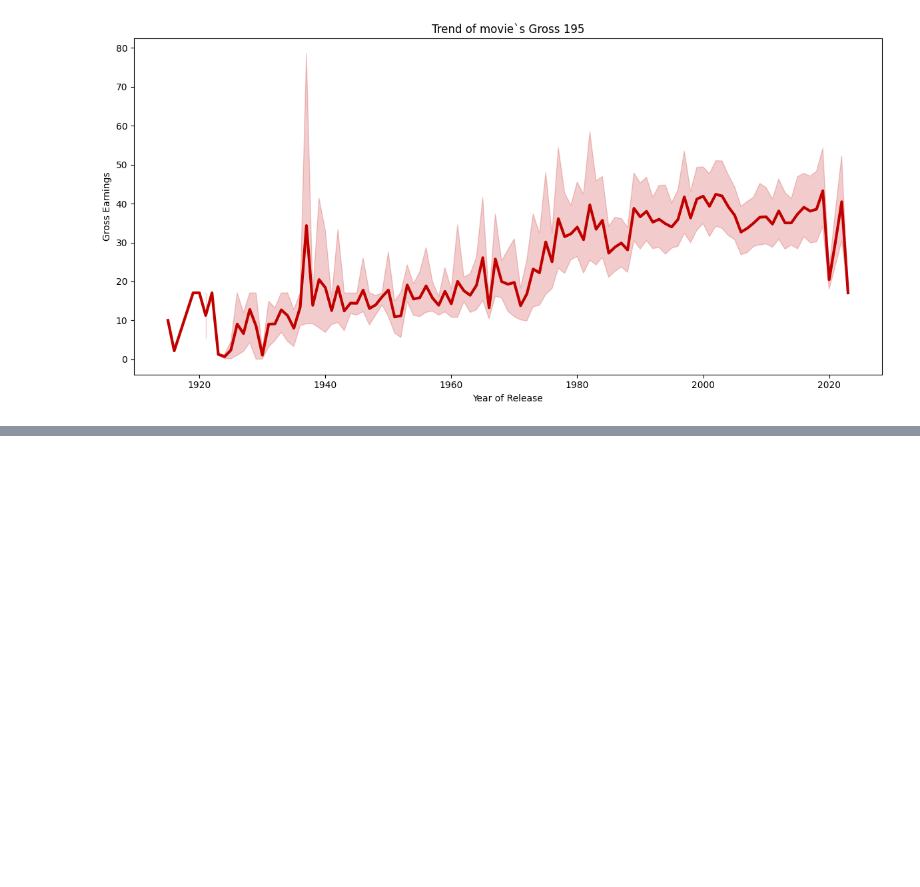
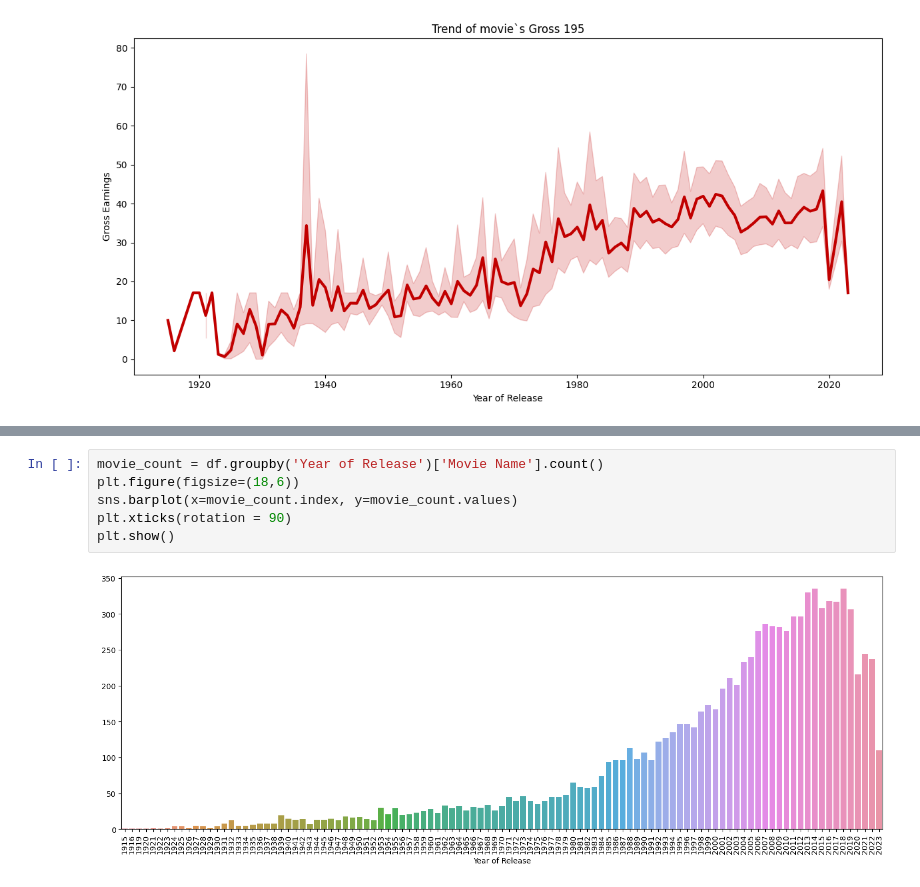
Before and after one commit to trizyx/IMDB-Data-analysis, a Jupyter notebook: Untitled3.ipynb, the cells around one changed output, grey strips where cells are left out. Cells and saved outputs as stored; diff of their text form; blank space fills up the shorter version.

```diff
--- a/Untitled3.ipynb
+++ b/Untitled3.ipynb
@@ -159,0 +187,8 @@ plt.show()
+# %%
+movie_count = df.groupby('Year of Release')['Movie Name'].count()
+plt.figure(figsize=(18,6))
+sns.barplot(x=movie_count.index, y=movie_count.values)
+plt.xticks(rotation = 90)
+plt.show()
+# %% [output]
+[figure, added]
```
Also changed, not shown: parts of 2 cells of this notebook.
